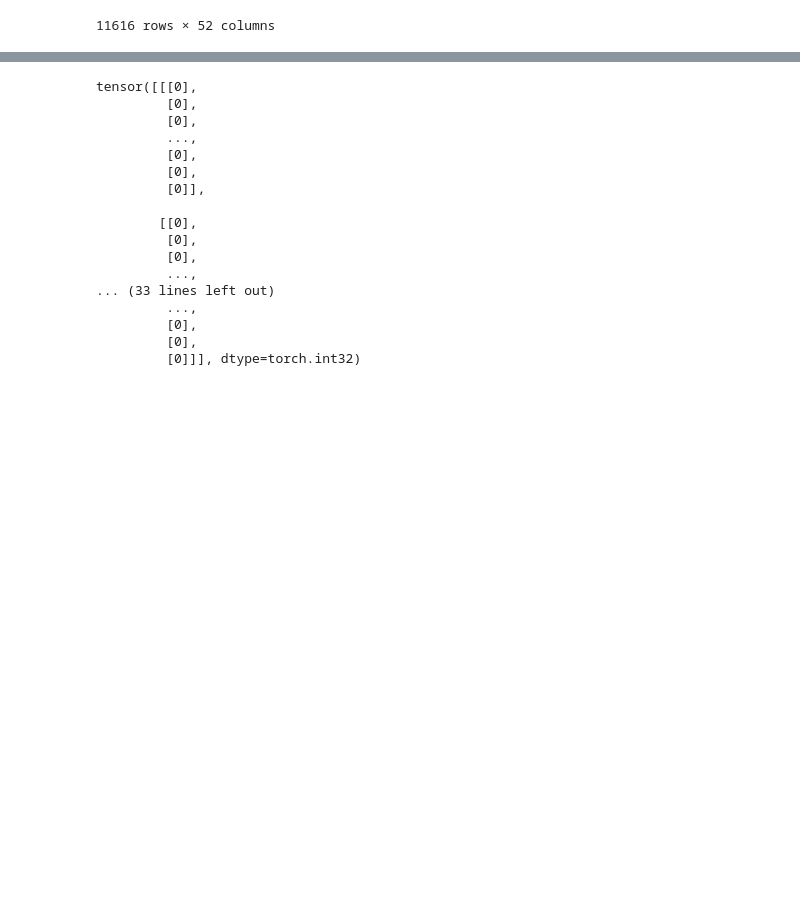
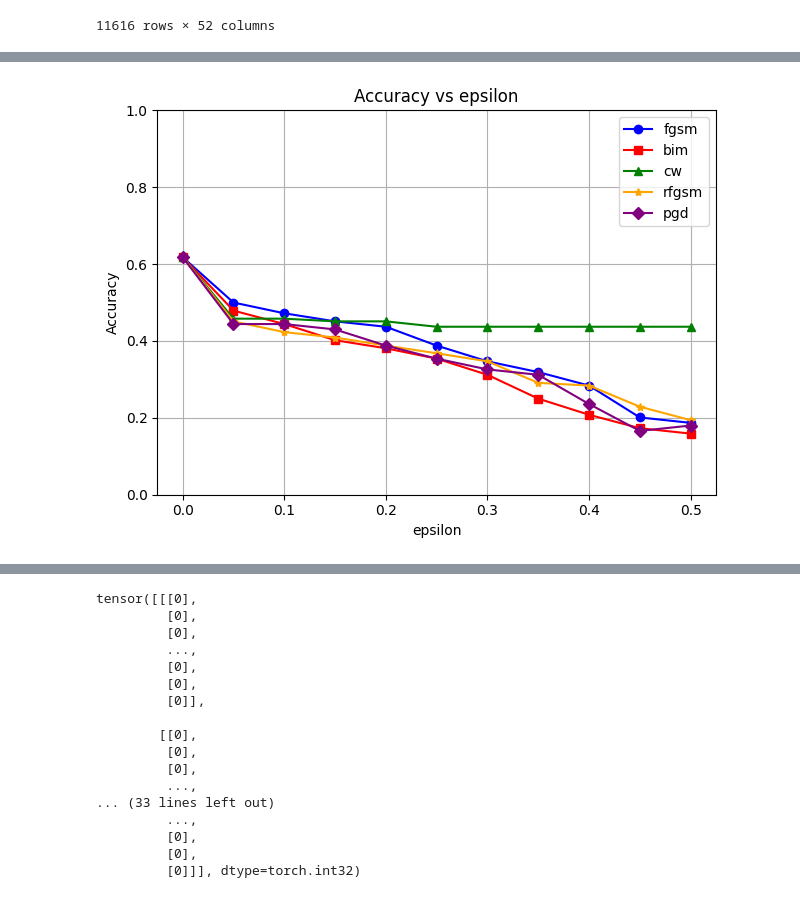
Before and after one commit to emadef1/FaultGuard, a Jupyter notebook: Fault_type.ipynb, the cells around one changed output, grey strips where cells are left out. Drawn from its saved outputs; the diff is of its cells as text; code cells hidden in the pictures; blank space fills up the shorter version.

```diff
--- a/Fault_type.ipynb
+++ b/Fault_type.ipynb
@@ -531,3 +670,35 @@ model5 = RNN(inputs.shape[0],inputs.shape[1],inputs.shape[2])
+# %%
+import matplotlib.pyplot as plt
+
+# Given ASR values for two sets
+asr_values_set1 = [0.618,0.50, 0.472, 0.451, 0.437, 0.388, 0.347, 0.319, 0.284, 0.201, 0.187]
+asr_values_set2 = [0.618,0.479, 0.444, 0.402, 0.381,0.354, 0.312, 0.25, 0.208, 0.173, 0.159]
+asr_values_set3 = [0.618,0.458, 0.458, 0.451, 0.451, 0.437, 0.437, 0.437, 0.437, 0.437, 0.437]
+asr_values_set4 = [0.618,0.451, 0.423, 0.409, 0.388, 0.368,0.347, 0.291,  0.284, 0.229, 0.194]
+asr_values_set5 = [0.618,0.444, 0.444, 0.43, 0.388, 0.354, 0.326, 0.312, 0.236, 0.166, 0.18]
+
+# Create a list of feature numbers starting from one
+feature_numbers = [0,0.05,0.1,0.15,0.20,0.25,0.30,0.35,0.40,0.45,0.50]
+
+# Plotting the graphs
+plt.ylim(0, 1.0)
+plt.plot(feature_numbers, asr_values_set1, marker='o', linestyle='-', color='b', label='fgsm')
+plt.plot(feature_numbers, asr_values_set2, marker='s', linestyle='-', color='r', label='bim')
+plt.plot(feature_numbers, asr_values_set3, marker='^', linestyle='-', color='g', label='cw')  # Different color for set3
+plt.plot(feature_numbers, asr_values_set4, marker='*', linestyle='-', color='orange', label='rfgsm')  # Different color for set4
+plt.plot(feature_numbers, asr_values_set5, marker='D', linestyle='-', color='purple', label='pgd')
+# Adding legend
+plt.legend()
+
+plt.xlabel('epsilon')
+plt.ylabel('Accuracy')
+plt.title('Accuracy vs epsilon')
+plt.grid(True)
+plt.tight_layout()
+plt.savefig('/kaggle/working/model_WB_Defence.pdf', format='pdf')
+plt.show()
+# %% [output]
+[figure, added]
 # %%
 import torch
 import numpy as np
```
Also changed, not shown: parts of 35 cells of this notebook, 1 other file.
